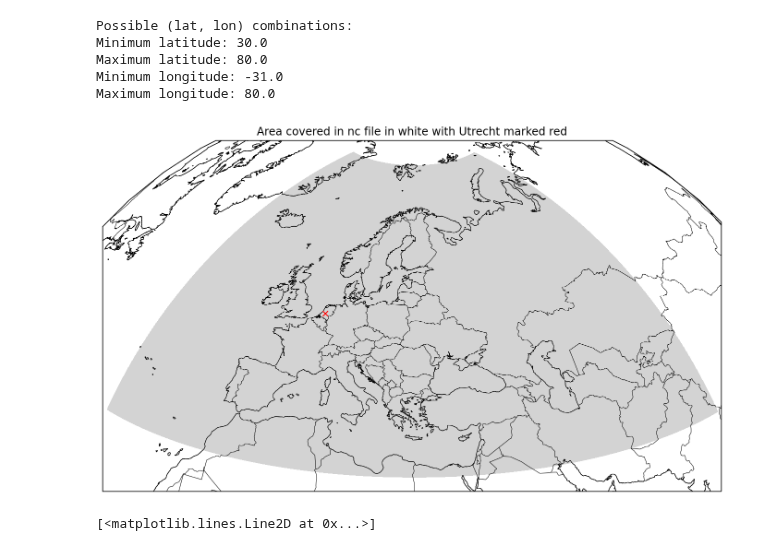
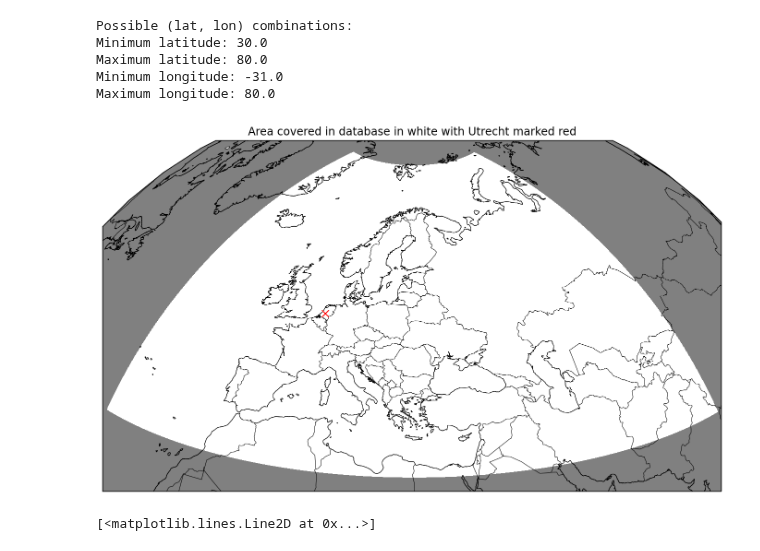
Before and after one commit to mustafa-majid-uu/curvefit_sampling, a Jupyter notebook: realdata_alg/testcorr.ipynb, the cells around one changed output. Saved outputs shown, nothing was run; the diff lists cells and outputs as text; code cells hidden in the pictures.

```diff
--- a/realdata_alg/testcorr.ipynb
+++ b/realdata_alg/testcorr.ipynb
@@ -85,7 +85,7 @@ def gridPlot(origincell,samplelist):
     p = solarCF.isel(time=time_idx).plot(
         transform=ccrs.PlateCarree(),
         subplot_kws={"projection": ccrs.Orthographic(centerlat-30, centerlon), "extent": (lon_min+5, lon_max-5, lat_min-10, lat_max+5)},
-        cmap=colors.ListedColormap(['lightgray']),
+        cmap=colors.ListedColormap(['white']),
         #facecolor="gray",
         add_colorbar=False,
     )
@@ -96,37 +96,37 @@ def gridPlot(origincell,samplelist):
     ax.add_feature(cfeature.COASTLINE.with_scale('50m'), edgecolor='black', linewidth=0.5)
     ax.add_feature(cfeature.BORDERS.with_scale('50m'), edgecolor='black', linewidth=0.5)
 
-    ax.add_feature(cfeature.LAND.with_scale('50m'), linewidth=0.5, facecolor='white', edgecolor='black', zorder=0)
-    ax.add_feature(cfeature.OCEAN.with_scale('50m'), linewidth=0.5, facecolor='white', edgecolor='black', zorder=0)
+    ax.add_feature(cfeature.LAND.with_scale('50m'), linewidth=0.5, facecolor='gray', edgecolor='black', zorder=0)
+    ax.add_feature(cfeature.OCEAN.with_scale('50m'), linewidth=0.5, facecolor='gray', edgecolor='black', zorder=0)
 
 
 
     #Add marker for all cells in ds
     #for lat in ds.latitude.values[100:110]:
     #    for lon in ds.longitude.values[250:355]:
     #        ax.plot(lon, lat, marker='o', color='black', markersize=0.05, alpha=1, transform=ccrs.PlateCarree())
-    ax.plot(lon_utrecht, lat_utrecht, marker='x', color='red', markersize=5.5, alpha=1, transform=ccrs.PlateCarree())
+    ax.plot(lon_utrecht, lat_utrecht, marker='x', color='red', markersize=7.5, alpha=1, transform=ccrs.PlateCarree())
     #for i, s in enumerate(edges): #make sure last two values in list are not red
         #if i >= len(edges)-2:
         #    color = 'green'
         #else:
         #    color = 'red'
 
     #    ax.plot(s[1], s[0], marker='o', color=rnd_dark(), markersize=5.5, alpha=1, transform=ccrs.PlateCarree())
 
     # Set the plot title
     p.axes.set_title("Area covered in database in white with Utrecht marked red")
 
     #p.axes.set_global()
     fig = plt.gcf()
     fig.set_size_inches(12, 10)
 
     # Show the plot
     plt.show()
 
 gridPlot(utrecht,edges)
 # %% [output]
-[figure, old version]
+[figure, new version]
 # %%
 lat = 30.0
 lon = 80.0
```
